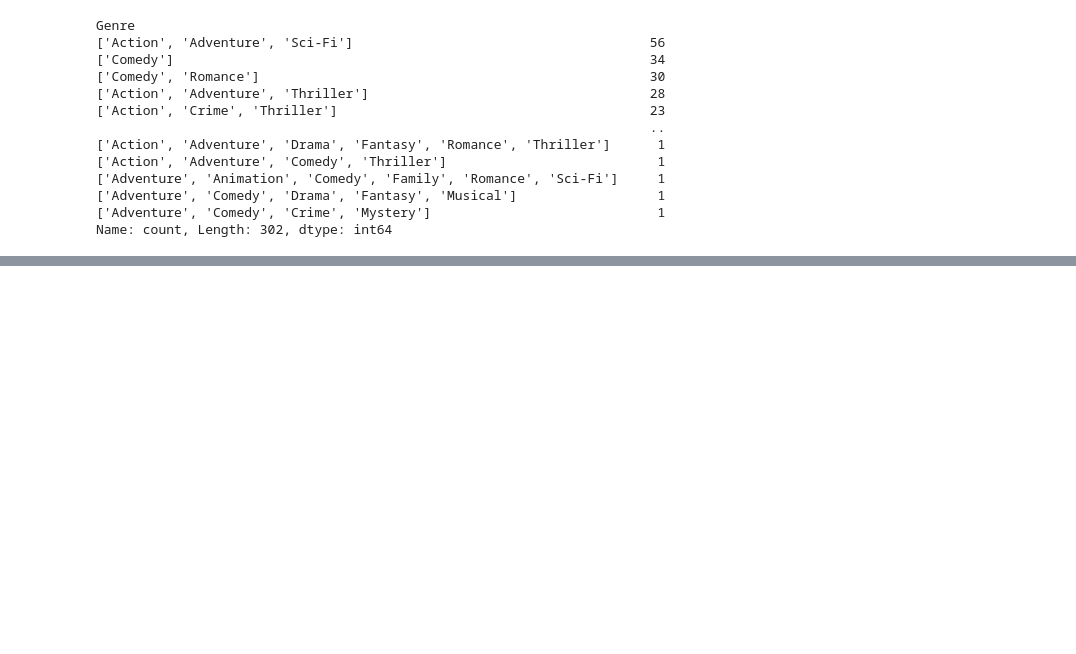
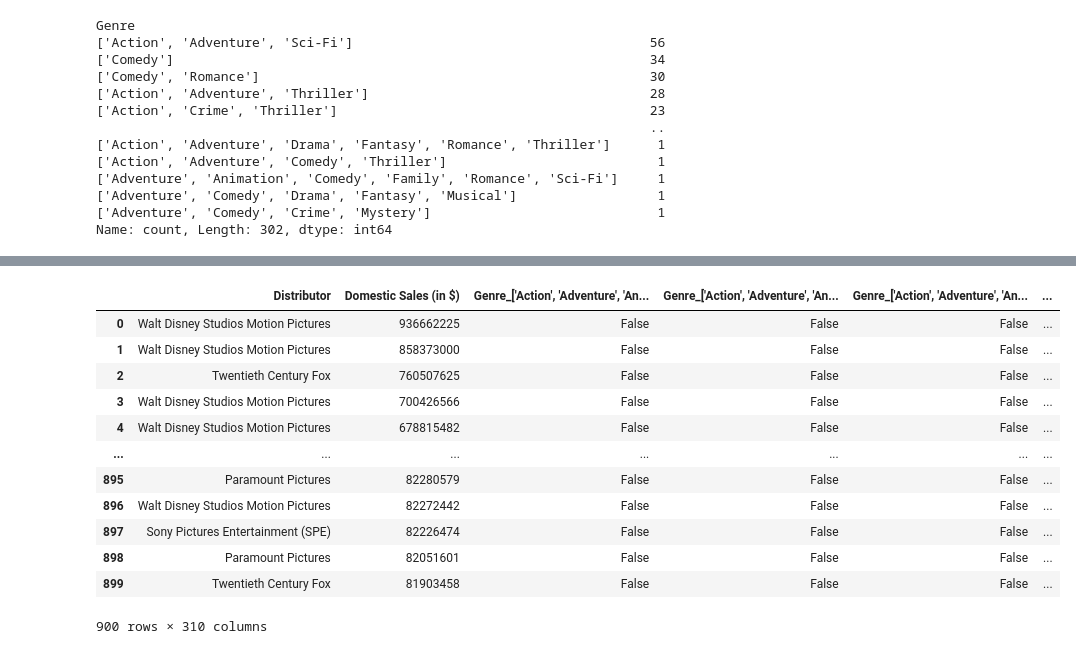
Before and after one commit to Jdmitchel/COMP-3610, a Jupyter notebook: assignments/a1/partb.ipynb, the cells around one changed output, grey strips where cells are left out. Drawn from its saved outputs; the diff is of its cells as text; code cells hidden in the pictures; blank space fills up the shorter version.

```diff
--- a/assignments/a1/partb.ipynb
+++ b/assignments/a1/partb.ipynb
@@ -88,0 +189,17 @@ print(unique_genres)
+# %%
+df_new.sort_index(axis=1, inplace=True)
+df_new
+# %% [output]
+|  | Distributor | Domestic Sales (in $) | Genre_['Action', 'Adventure', 'An... | Genre_['Action', 'Adventure', 'An... | Genre_['Action', 'Adventure', 'An... | ... |
+| 0 | Walt Disney Studios Motion Pictures | 936662225 | False | False | False | ... |
+| 1 | Walt Disney Studios Motion Pictures | 858373000 | False | False | False | ... |
+| 2 | Twentieth Century Fox | 760507625 | False | False | False | ... |
+| 3 | Walt Disney Studios Motion Pictures | 700426566 | False | False | False | ... |
+| 4 | Walt Disney Studios Motion Pictures | 678815482 | False | False | False | ... |
+| ... | ... | ... | ... | ... | ... | ... |
+| 895 | Paramount Pictures | 82280579 | False | False | False | ... |
+| 896 | Walt Disney Studios Motion Pictures | 82272442 | False | False | False | ... |
+| 897 | Sony Pictures Entertainment (SPE) | 82226474 | False | False | False | ... |
+| 898 | Paramount Pictures | 82051601 | False | False | False | ... |
+| 899 | Twentieth Century Fox | 81903458 | False | False | False | ... |
+900 rows × 310 columns
```
Also changed, not shown: parts of 38 cells of this notebook, 12 other files.
